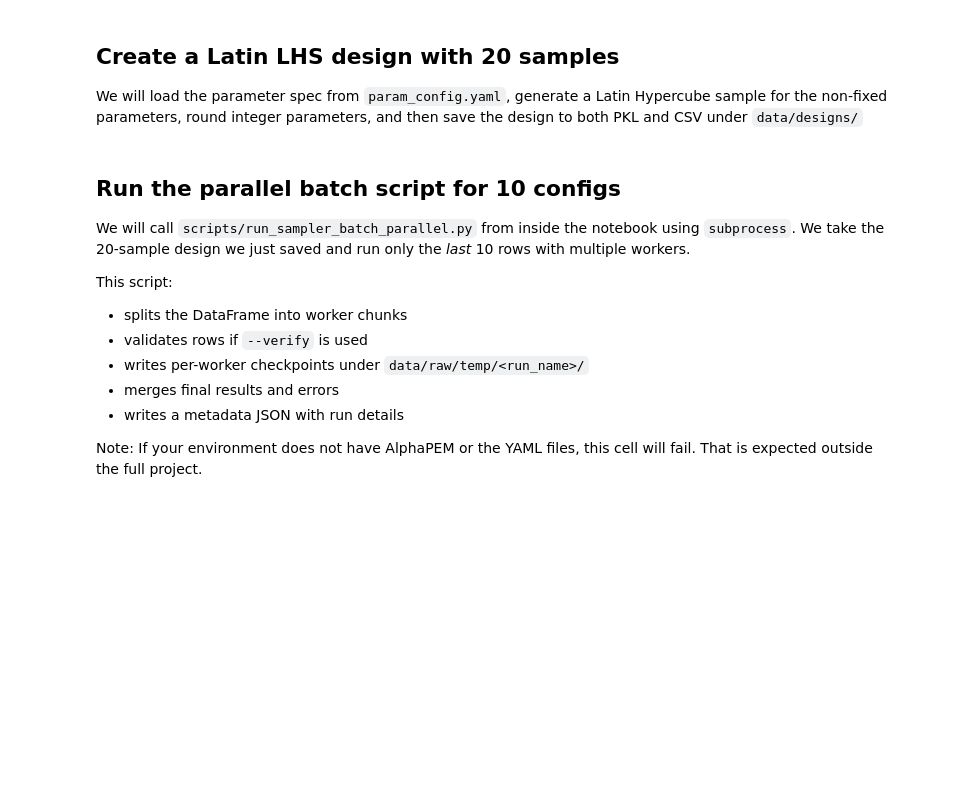
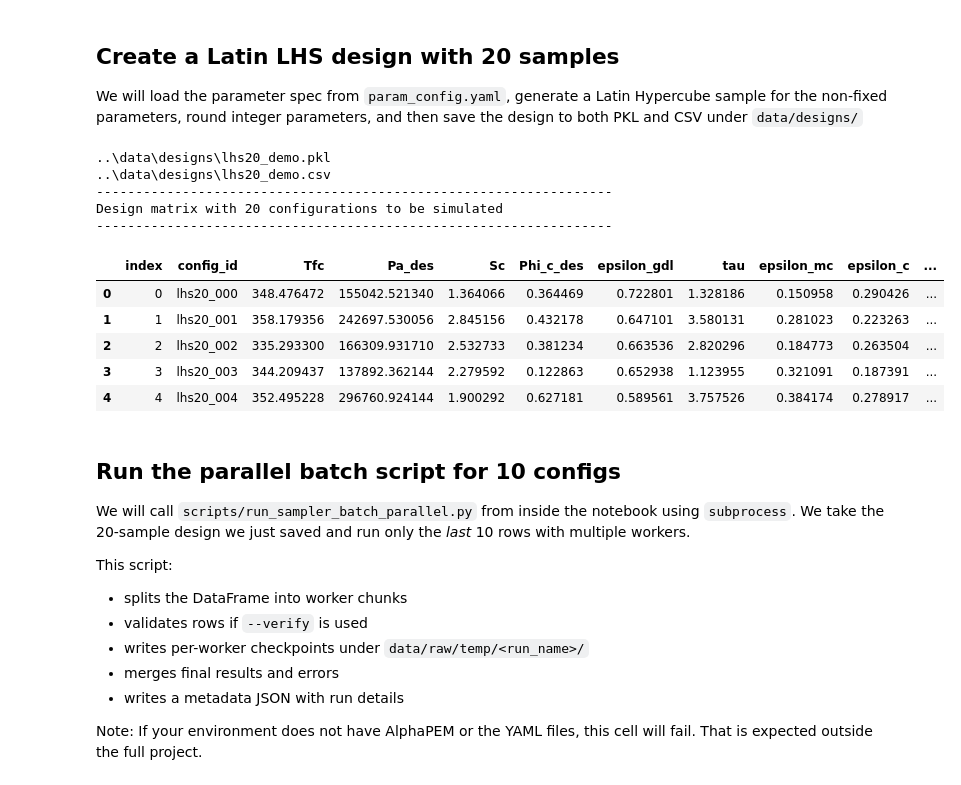
Before and after one commit to nathaly-vergel/Official-Sensitivity-Analysis-and-Surrogate-Modeling-of-PEM-Fuel-Cells, a Jupyter notebook: notebooks/01_AlphaPEM_simulation_guide.ipynb, the cells around one changed output. Drawn from its saved outputs; the diff is of its cells as text; code cells hidden in the pictures; blank space fills up the shorter version.

```diff
--- a/notebooks/01_AlphaPEM_simulation_guide.ipynb
+++ b/notebooks/01_AlphaPEM_simulation_guide.ipynb
@@ -324,50 +368,56 @@ else:
 
 We will load the parameter spec from `param_config.yaml`, generate a Latin Hypercube sample for the non-fixed parameters, round integer parameters, and then save the design to both PKL and CSV under `data/designs/`
 # %%
-# Try to use SciPy's LHS if available, otherwise fallback
-try:
-    from scipy.stats import qmc  # type: ignore
-    has_scipy = True
-except Exception:
-    has_scipy = False
-
 spec = load_param_config(param_config_yaml)
 var_names = spec.names
 bounds = spec.bounds
 types = spec.types
 d = len(var_names)
+
+# Number of samples
 n_samples = 20
 
-if has_scipy:
-    sampler = qmc.LatinHypercube(d=d, seed=123)
-    lhs_unit = sampler.random(n=n_samples)
-else:
-    # Simple LHS fallback
-    rng = np.random.default_rng(123)
-    lhs_unit = np.zeros((n_samples, d))
-    for j in range(d):
-        perm = rng.permutation(n_samples)
-        lhs_unit[:, j] = (perm + rng.random(n_samples)) / n_samples
+
+sampler = qmc.LatinHypercube(d=d, seed=123)
+lhs_unit = sampler.random(n=n_samples)
 
 # Scale to bounds
 samples = bounds[:, 0] + lhs_unit * (bounds[:, 1] - bounds[:, 0])
 
 # Round integer parameters
 for j, t in enumerate(types):
     if t == "integer":
         samples[:, j] = np.round(samples[:, j]).astype(int)
 
 df_design = pd.DataFrame(samples, columns=var_names)
 df_design.insert(0, "index", range(len(df_design)))
 df_design.insert(1, "config_id", [f"lhs20_{i:03d}" for i in range(len(df_design))])
 
 design_base = "lhs20_demo"
 pkl_path = designs_dir / f"{design_base}.pkl"
 csv_path = designs_dir / f"{design_base}.csv"
 df_design.to_pickle(pkl_path)
 df_design.to_csv(csv_path, index=False)
 
-pkl_path, csv_path, df_design.head()
+print(pkl_path)
+print(csv_path)
+
+print("------------------------------------------------------------------")
+print("Design matrix with", n_samples, "configurations to be simulated")
+print("------------------------------------------------------------------")
+df_design.head()
+# %% [output]
+..\data\designs\lhs20_demo.pkl
+..\data\designs\lhs20_demo.csv
+------------------------------------------------------------------
+Design matrix with 20 configurations to be simulated
+------------------------------------------------------------------
+|  | index | config_id | Tfc | Pa_des | Sc | Phi_c_des | epsilon_gdl | tau | epsilon_mc | epsilon_c | ... |
+| 0 | 0 | lhs20_000 | 348.476472 | 155042.521340 | 1.364066 | 0.364469 | 0.722801 | 1.328186 | 0.150958 | 0.290426 | ... |
+| 1 | 1 | lhs20_001 | 358.179356 | 242697.530056 | 2.845156 | 0.432178 | 0.647101 | 3.580131 | 0.281023 | 0.223263 | ... |
+| 2 | 2 | lhs20_002 | 335.293300 | 166309.931710 | 2.532733 | 0.381234 | 0.663536 | 2.820296 | 0.184773 | 0.263504 | ... |
+| 3 | 3 | lhs20_003 | 344.209437 | 137892.362144 | 2.279592 | 0.122863 | 0.652938 | 1.123955 | 0.321091 | 0.187391 | ... |
+| 4 | 4 | lhs20_004 | 352.495228 | 296760.924144 | 1.900292 | 0.627181 | 0.589561 | 3.757526 | 0.384174 | 0.278917 | ... |
 # %% [markdown]
 ## Run the parallel batch script for 10 configs
 
```
Also changed, not shown: parts of 18 cells of this notebook, 7 other files.
